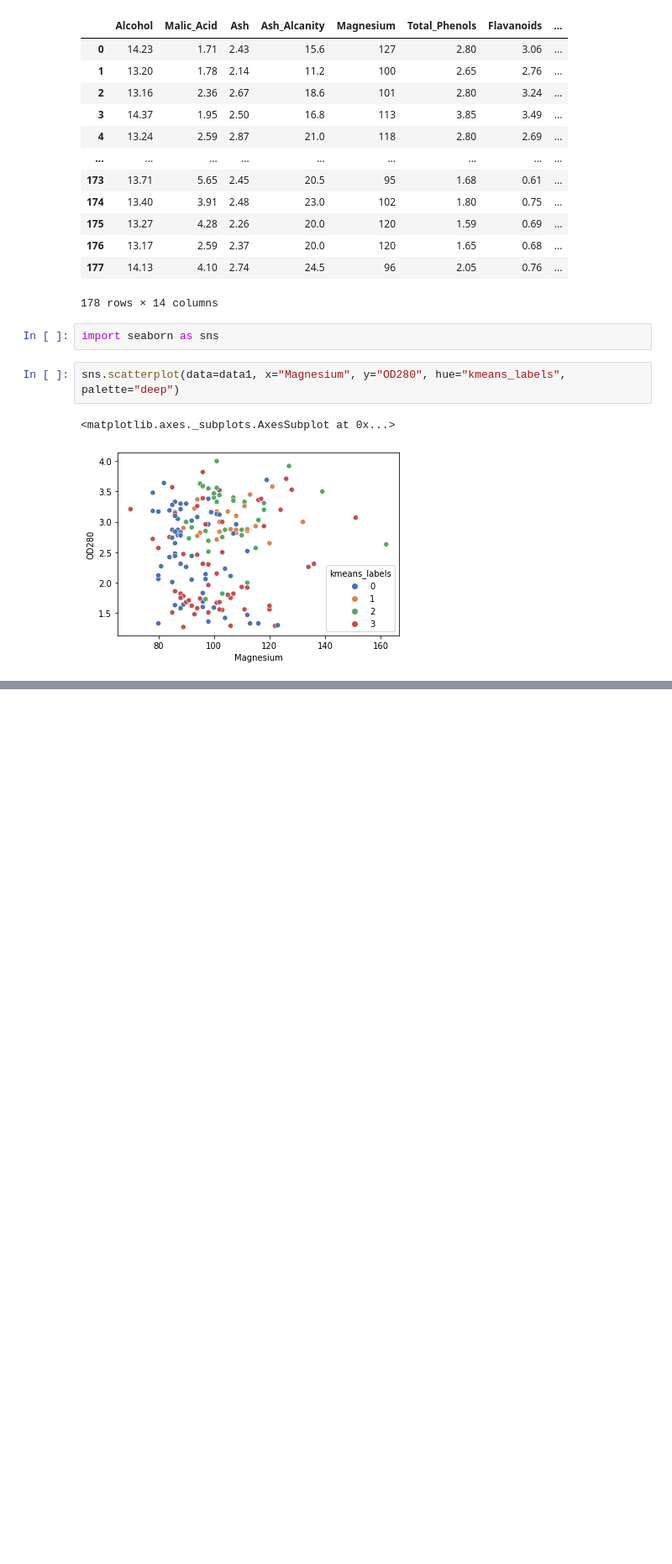
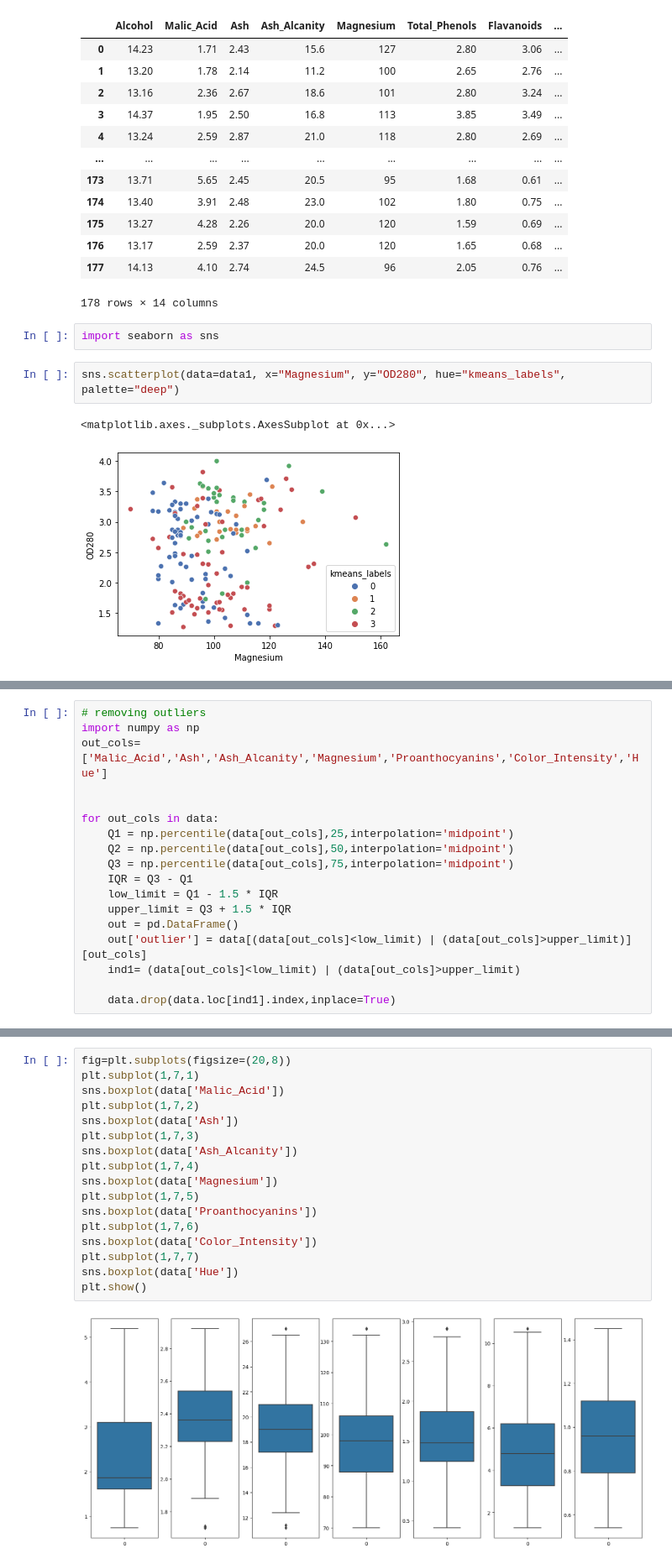
Before and after one commit to aravindsouth/dsa-casestudy-03, a Jupyter notebook: aravind_casestudy3_unsupervised_learning.ipynb, the cells around one changed output, grey strips where cells are left out. Shown: that part at 84% size. Cells and saved outputs as stored; diff of their text form; blank space fills up the shorter version.

```diff
--- a/aravind_casestudy3_unsupervised_learning.ipynb
+++ b/aravind_casestudy3_unsupervised_learning.ipynb
@@ -124,0 +137,18 @@ sns.scatterplot(data=data1, x="Magnesium", y="OD280", hue="kmeans_labels", palet
+# %%
+# removing outliers
+import numpy as np
+out_cols=['Malic_Acid','Ash','Ash_Alcanity','Magnesium','Proanthocyanins','Color_Intensity','Hue']
+
+
+for out_cols in data:
+    Q1 = np.percentile(data[out_cols],25,interpolation='midpoint')
+    Q2 = np.percentile(data[out_cols],50,interpolation='midpoint')
+    Q3 = np.percentile(data[out_cols],75,interpolation='midpoint')
+    IQR = Q3 - Q1
+    low_limit = Q1 - 1.5 * IQR
+    upper_limit = Q3 + 1.5 * IQR
+    out = pd.DataFrame()
+    out['outlier'] = data[(data[out_cols]<low_limit) | (data[out_cols]>upper_limit)][out_cols]
+    ind1= (data[out_cols]<low_limit) | (data[out_cols]>upper_limit)
+
+    data.drop(data.loc[ind1].index,inplace=True)
@@ -124,0 +173,19 @@ sns.scatterplot(data=data1, x="Magnesium", y="OD280", hue="kmeans_labels", palet
+# %%
+fig=plt.subplots(figsize=(20,8))
+plt.subplot(1,7,1)
+sns.boxplot(data['Malic_Acid'])
+plt.subplot(1,7,2)
+sns.boxplot(data['Ash'])
+plt.subplot(1,7,3)
+sns.boxplot(data['Ash_Alcanity'])
+plt.subplot(1,7,4)
+sns.boxplot(data['Magnesium'])
+plt.subplot(1,7,5)
+sns.boxplot(data['Proanthocyanins'])
+plt.subplot(1,7,6)
+sns.boxplot(data['Color_Intensity'])
+plt.subplot(1,7,7)
+sns.boxplot(data['Hue'])
+plt.show()
+# %% [output]
+[figure, added]
```
Also changed, not shown: parts of 36 cells of this notebook, 1 other file.
